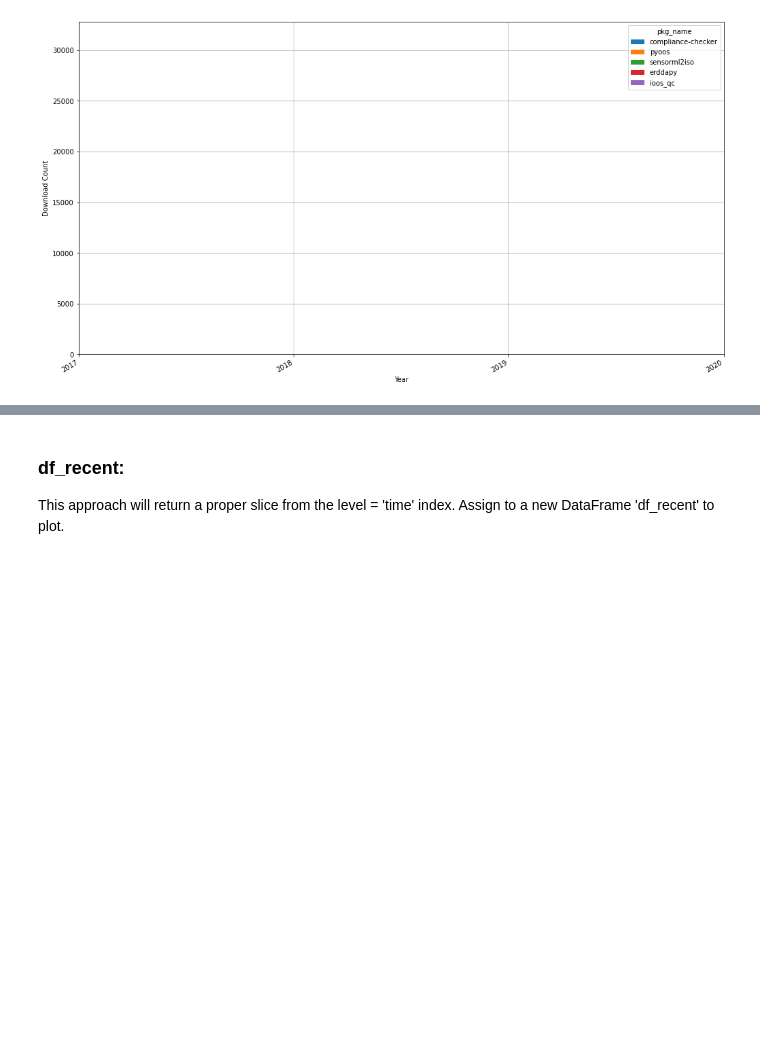
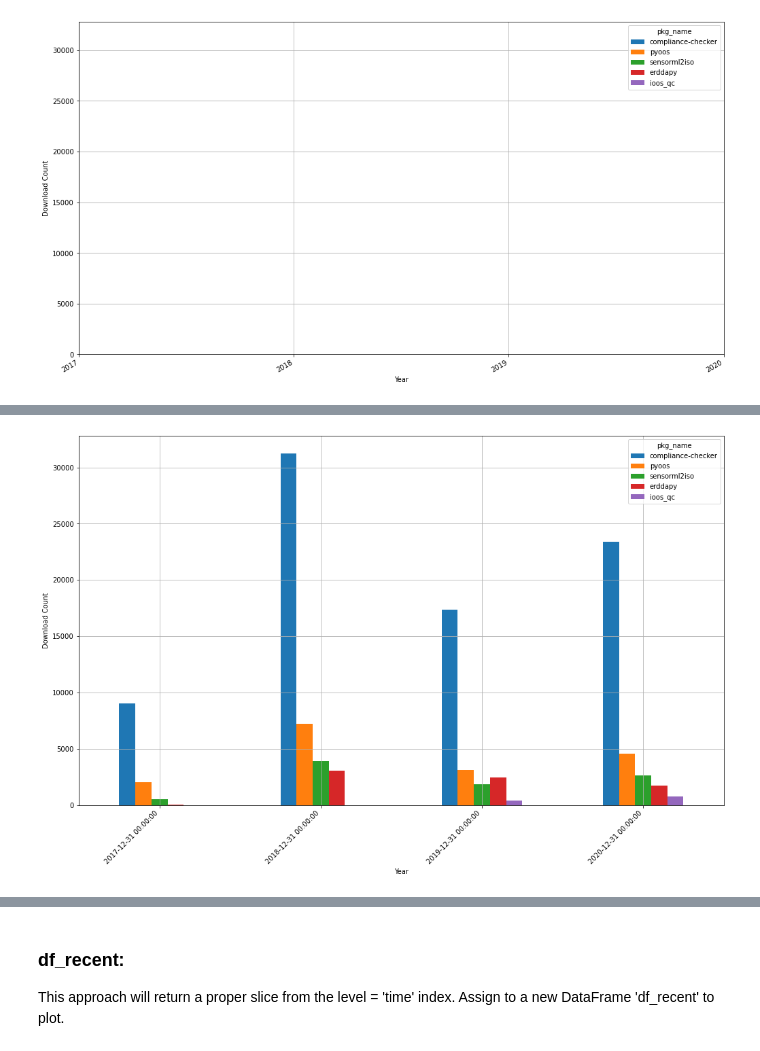
Before and after one commit to mwengren/notebooks-dev, a Jupyter notebook: condastats/ioos_condastats.ipynb, the cells around one changed output, grey strips where cells are left out. Cells and saved outputs as stored; diff of their text form; code cells hidden in the pictures; blank space fills up the shorter version.

```diff
--- a/condastats/ioos_condastats.ipynb
+++ b/condastats/ioos_condastats.ipynb
@@ -249 +264,25 @@ fig.autofmt_xdate()
+# %%
+fig, ax = plt.subplots(figsize=(17, 10))
+
+df_years.plot(kind='bar', ax=ax, grid=True)
+
+#df_years.plot(kind='bar', ax=ax, xticks=df_years.index, grid=True)
+#ax.set(xlabel='Year', ylabel='Download Count', xlim=(df_years.index.min(), df_years.index.max()))
+
+ax.set(xlabel='Year', ylabel='Download Count')
+ax.xaxis_date()
+
+#ax.xaxis.set_major_formatter(mdates.DateFormatter('%Y'))
+
+#locator = mdates.AutoDateLocator(minticks=df_years.index.size, maxticks=df_years.index.size)
+#formatter = mdates.ConciseDateFormatter(locator)
+#ax.xaxis.set_major_locator(locator)
+#ax.xaxis.set_major_formatter(formatter)
+
+
+labels = ax.get_xticklabels()
+plt.setp(labels, rotation=45, horizontalalignment='right')
+plt.show()
+# %% [output]
+[figure, added]
 # %%
```
Also changed, not shown: parts of 17 cells of this notebook, 1 other file.
